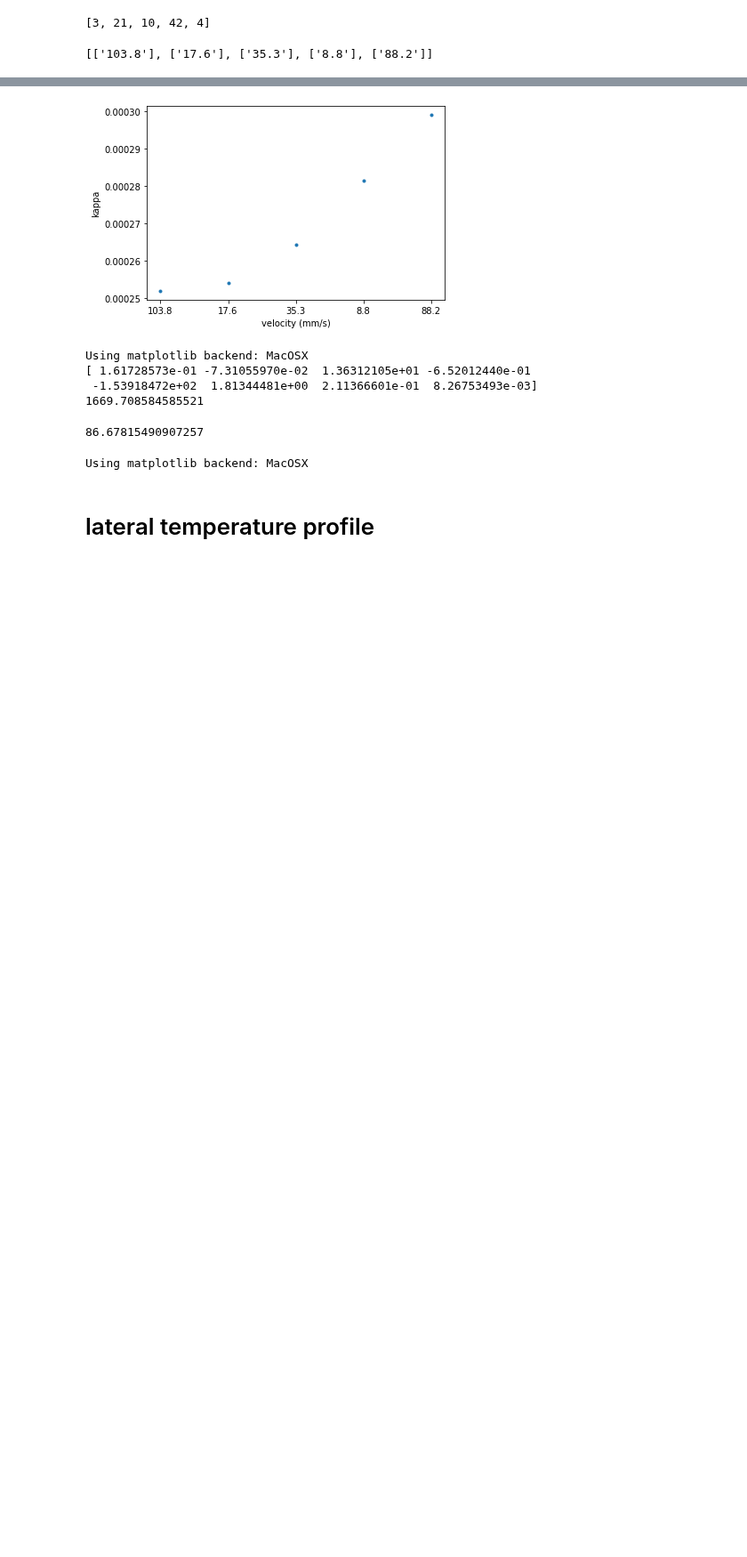
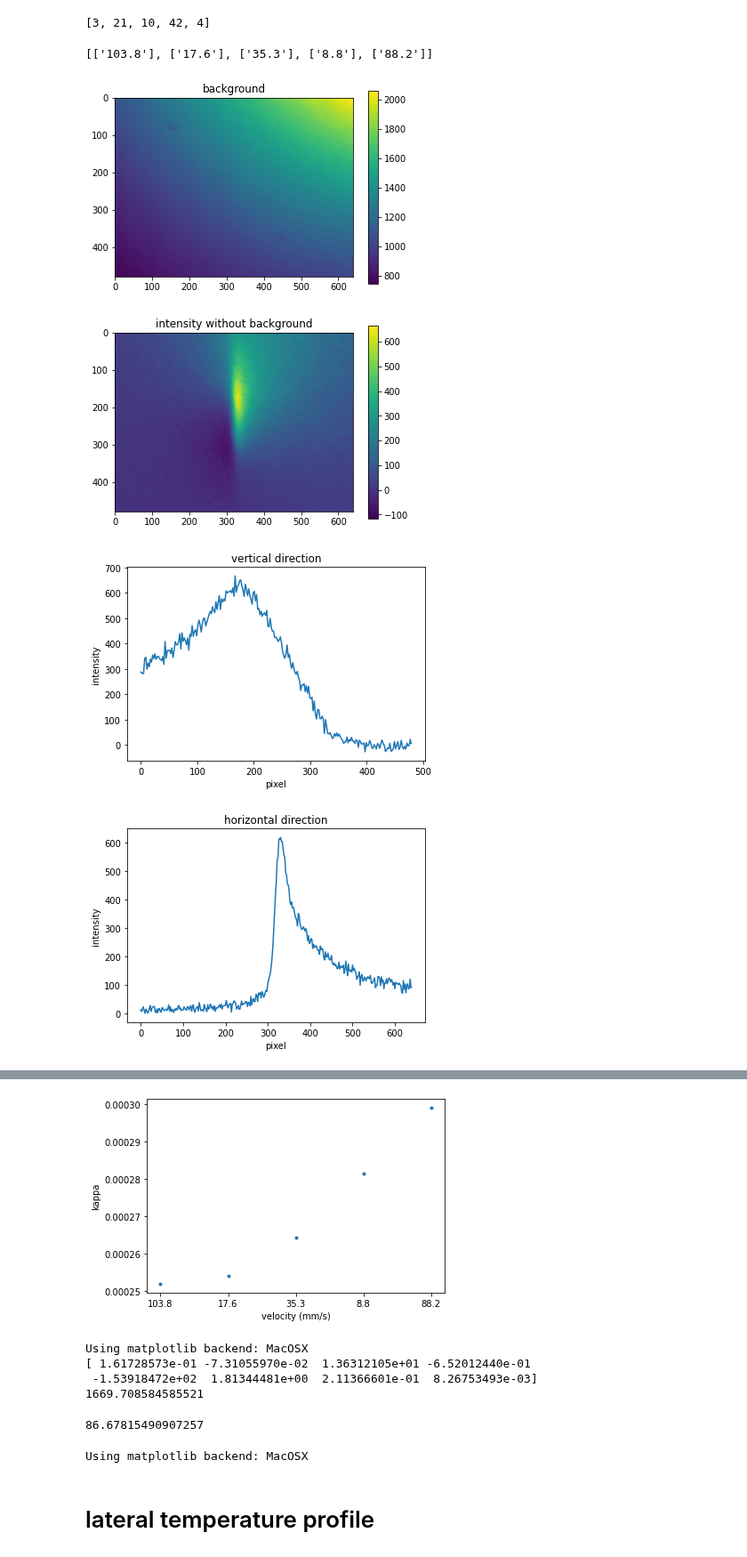
Before and after one commit to JoanneCETsai/Temperature_Calibration, a Jupyter notebook: code/0210_newbeam.ipynb, the cells around one changed output, grey strips where cells are left out. Shown at 89% size. Saved outputs shown, nothing was run; the diff lists cells and outputs as text; code cells hidden in the pictures; blank space fills up the shorter version.

```diff
--- a/code/0210_newbeam.ipynb
+++ b/code/0210_newbeam.ipynb
@@ -12,11 +31,14 @@ folder = "/Users/chiaentsai/Library/CloudStorage/Box-Box/MURI-SARA/Thermoreflect
 # %%
 all_files, fivemm_files, velocity_path_list, velocity_list, used_frame_num = get_needed_files(folder)
-back_intensity_list = get_background_average(fivemm_files)
+back_intensity_list = get_background_average(fivemm_files, used_frame_num)
+back = back_intensity_list
 power_list = get_powers(all_files)
-velocity_list
 # %% [output]
 [3, 21, 10, 42, 4]
-[['103.8'], ['17.6'], ['35.3'], ['8.8'], ['88.2']]
+# %%
+velocity_list
+# %% [output]
+[['103.8'], ['17.6'], ['35.3'], ['8.8'], ['88.2']]
 # %%
 gold_melting_W = {
     '103.8': 98.5,
@@ -25,3 +47,40 @@ gold_melting_W = {
     '8.8': 61.5,
     '88.2': 93.5
 }
+# %%
+image = "/Users/chiaentsai/Library/CloudStorage/Box-Box/MURI-SARA/Thermoreflectance/Joanne/CHESS/0210_2023_newbeam/17.6mm_per_sec/18mm_85W_021.raw"
+whole = get_blue(image)
+# zoomin = get_bright(whole)
+b_whole = back[1]
+# fig 1: background
+sc = plt.imshow(b_whole)
+plt.colorbar(sc)
+plt.title("background")
+plt.show()
+# fig 2: intensity without background
+sc = plt.imshow(whole-b_whole)
+plt.colorbar(sc)
+plt.title("intensity without background")
+plt.show()
+# fig 3: vertical direction trend
+plt.plot((whole-b_whole)[:,330])
+plt.title("vertical direction")
+plt.xlabel("pixel")
+plt.ylabel("intensity")
+plt.show()
+# fig 4: horizontal direction trend
+plt.plot((whole-b_whole)[180,:])
+plt.title("horizontal direction")
+plt.xlabel("pixel")
+plt.ylabel("intensity")
+plt.show()
+# fig 5: dR/R intensity
+sc = plt.imshow((whole - b_whole)/b_whole)
+plt.colorbar(sc)
+plt.title("dR/R")
+plt.show()
+# %% [output]
+[figure, added]
+[figure, added]
+[figure, added]
+[figure, added]
```
Also changed, not shown: parts of 4 cells of this notebook, 7 other files.
